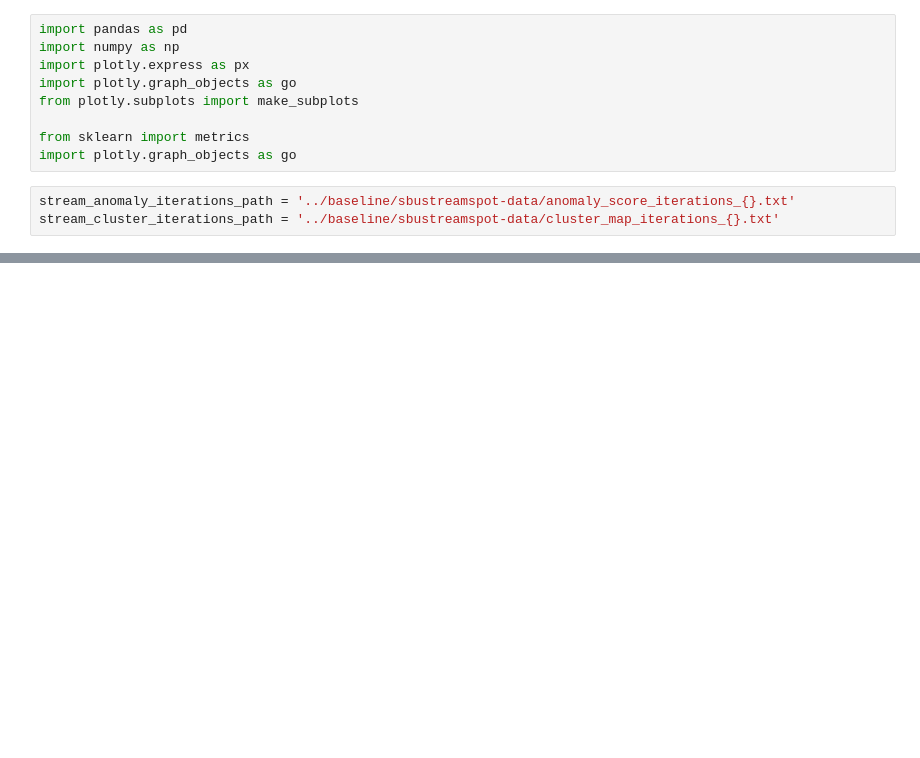
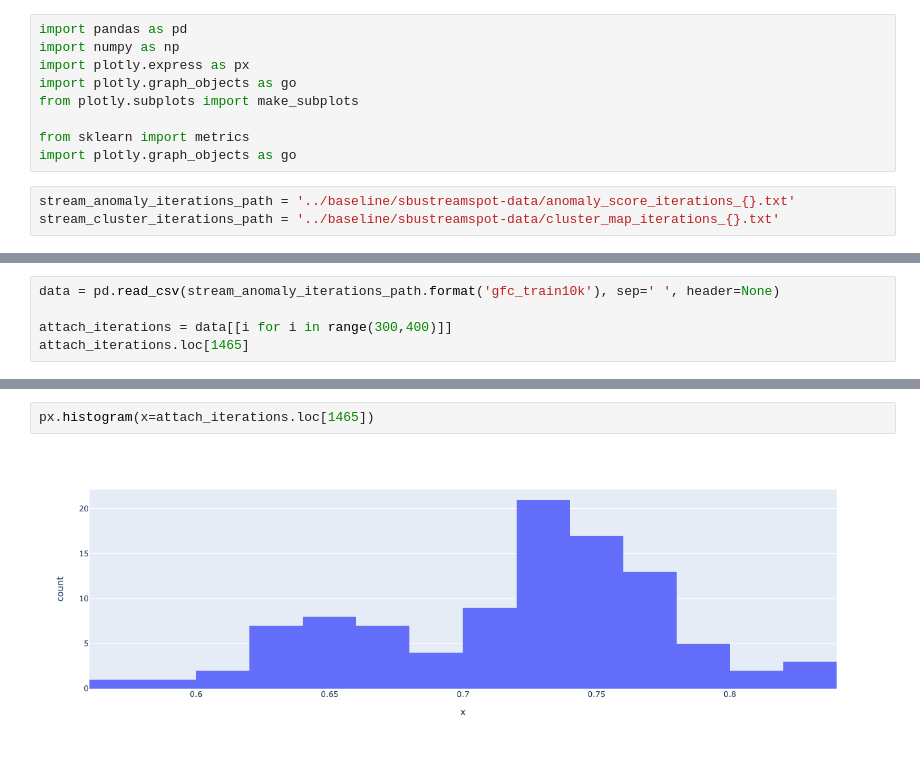
Before and after one commit to jiaxililearn/my_anomaly_detection, a Jupyter notebook: notebooks/eval.ipynb, the cells around one changed output, grey strips where cells are left out. Saved outputs shown, nothing was run; the diff lists cells and outputs as text; blank space fills up the shorter version.

```diff
--- a/notebooks/eval.ipynb
+++ b/notebooks/eval.ipynb
@@ -277,0 +278,5 @@ cluster_df.apply(lambda x: calc_accuracy(x), axis=1)
+# %%
+data = pd.read_csv(stream_anomaly_iterations_path.format('gfc_train10k'), sep=' ', header=None)
+
+attach_iterations = data[[i for i in range(300,400)]]
+attach_iterations.loc[1465]
@@ -277,0 +296,4 @@ cluster_df.apply(lambda x: calc_accuracy(x), axis=1)
+# %%
+px.histogram(x=attach_iterations.loc[1465])
+# %% [output]
+[figure, added]
```
Also changed, not shown: parts of 7 cells of this notebook, 1 other file.
